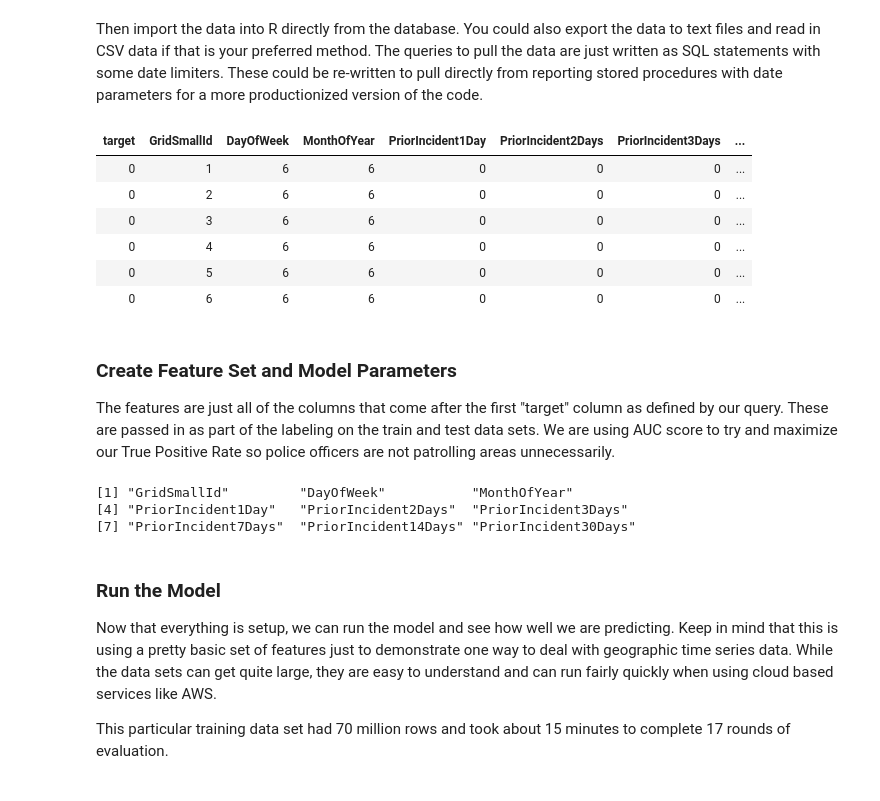
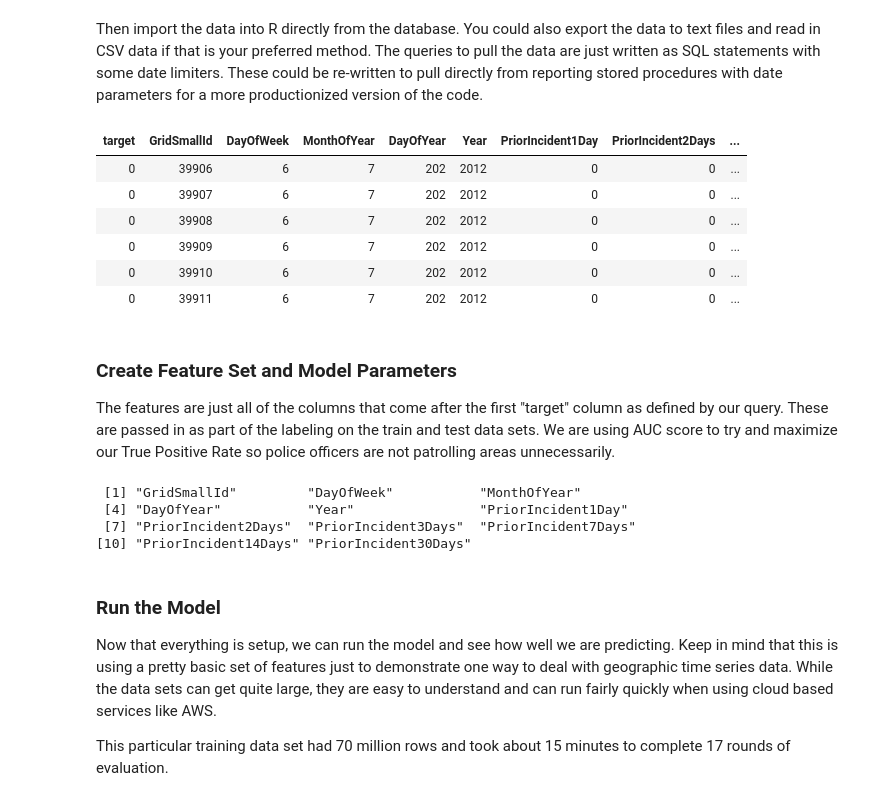
Before and after one commit to jasonwi1202/Crime-Prediction, a Jupyter notebook: Crime Prediction.ipynb, the cells around one changed output. Saved outputs shown, nothing was run; the diff lists cells and outputs as text; code cells hidden in the pictures.

```diff
--- a/Crime Prediction.ipynb
+++ b/Crime Prediction.ipynb
@@ -140,26 +136,26 @@ Then import the data into R directly from the database. You could also export th
 # %%
 # Set seed
 set.seed(1001)
 
 # Read in data
-dbhandle <- odbcDriverConnect('driver={SQL Server};server=yourserverconnection;database=crime;trusted_connection=true')
+dbhandle <- odbcDriverConnect('driver={SQL Server};server=DESKTOP-VLN71V7\\SQLEXPRESS;database=crime;trusted_connection=true')
 
-train <- sqlQuery(dbhandle, 'select IncidentOccurred as target, GridSmallId, DayOfWeek, MonthOfYear, PriorIncident1Day, PriorIncident2Days, PriorIncident3Days, PriorIncident7Days, PriorIncident14Days, PriorIncident30Days from crimegrid where crimedate <= \'2/20/2017\' and crimedate >= \'6/1/2012\'')
-test <- sqlQuery(dbhandle, 'select IncidentOccurred as target, GridSmallId, DayOfWeek, MonthOfYear, PriorIncident1Day, PriorIncident2Days, PriorIncident3Days, PriorIncident7Days, PriorIncident14Days, PriorIncident30Days from crimegrid where crimedate > \'2/20/2017\'')
+train <- sqlQuery(dbhandle, 'select IncidentOccurred as target, GridSmallId, DayOfWeek, MonthOfYear, DayOfYear, Year, PriorIncident1Day, PriorIncident2Days, PriorIncident3Days, PriorIncident7Days, PriorIncident14Days, PriorIncident30Days from crimegrid where crimedate <= \'2/20/2017\' and crimedate >= \'6/1/2012\'')
+test <- sqlQuery(dbhandle, 'select IncidentOccurred as target, GridSmallId, DayOfWeek, MonthOfYear, DayOfYear, Year, PriorIncident1Day, PriorIncident2Days, PriorIncident3Days, PriorIncident7Days, PriorIncident14Days, PriorIncident30Days from crimegrid where crimedate > \'2/21/2017\'')
 
 # Convert integers to numeric for DMatrix
 train[] <- lapply(train, as.numeric)
 test[] <- lapply(test, as.numeric)
 
 head(train)
 # %% [output]
-| target | GridSmallId | DayOfWeek | MonthOfYear | PriorIncident1Day | PriorIncident2Days | PriorIncident3Days | ... |
-| 0 | 1 | 6 | 6 | 0 | 0 | 0 | ... |
-| 0 | 2 | 6 | 6 | 0 | 0 | 0 | ... |
-| 0 | 3 | 6 | 6 | 0 | 0 | 0 | ... |
-| 0 | 4 | 6 | 6 | 0 | 0 | 0 | ... |
-| 0 | 5 | 6 | 6 | 0 | 0 | 0 | ... |
-| 0 | 6 | 6 | 6 | 0 | 0 | 0 | ... |
+| target | GridSmallId | DayOfWeek | MonthOfYear | DayOfYear | Year | PriorIncident1Day | PriorIncident2Days | ... |
+| 0 | 39906 | 6 | 7 | 202 | 2012 | 0 | 0 | ... |
+| 0 | 39907 | 6 | 7 | 202 | 2012 | 0 | 0 | ... |
+| 0 | 39908 | 6 | 7 | 202 | 2012 | 0 | 0 | ... |
+| 0 | 39909 | 6 | 7 | 202 | 2012 | 0 | 0 | ... |
+| 0 | 39910 | 6 | 7 | 202 | 2012 | 0 | 0 | ... |
+| 0 | 39911 | 6 | 7 | 202 | 2012 | 0 | 0 | ... |
 # %% [markdown]
 ### Create Feature Set and Model Parameters
 The features are just all of the columns that come after the first "target" column as defined by our query. These are passed in as part of the labeling on the train and test data sets. We are using AUC score to try and maximize our True Positive Rate so police officers are not patrolling areas unnecessarily.
@@ -185,9 +181,10 @@ param <- list(  objective           = "binary:logistic",
                 eval_metric         = "auc"
 )
 # %% [output]
-[1] "GridSmallId"         "DayOfWeek"           "MonthOfYear"
-[4] "PriorIncident1Day"   "PriorIncident2Days"  "PriorIncident3Days"
-[7] "PriorIncident7Days"  "PriorIncident14Days" "PriorIncident30Days"
+ [1] "GridSmallId"         "DayOfWeek"           "MonthOfYear"
+ [4] "DayOfYear"           "Year"                "PriorIncident1Day"
+ [7] "PriorIncident2Days"  "PriorIncident3Days"  "PriorIncident7Days"
+[10] "PriorIncident14Days" "PriorIncident30Days"
 # %% [markdown]
 ### Run the Model
 Now that everything is setup, we can run the model and see how well we are predicting. Keep in mind that this is using a pretty basic set of features just to demonstrate one way to deal with geographic time series data. While the data sets can get quite large, they are easy to understand and can run fairly quickly when using cloud based services like AWS.
```
Also changed, not shown: parts of 6 cells of this notebook.
